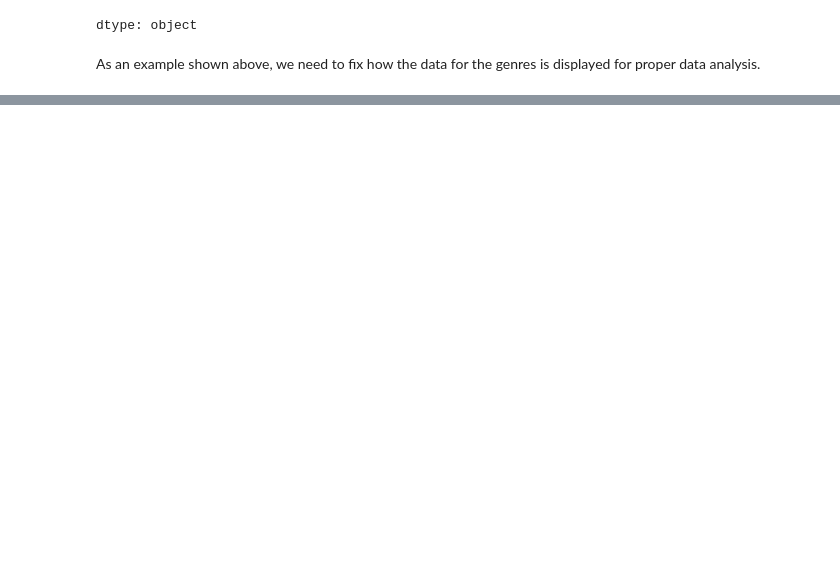
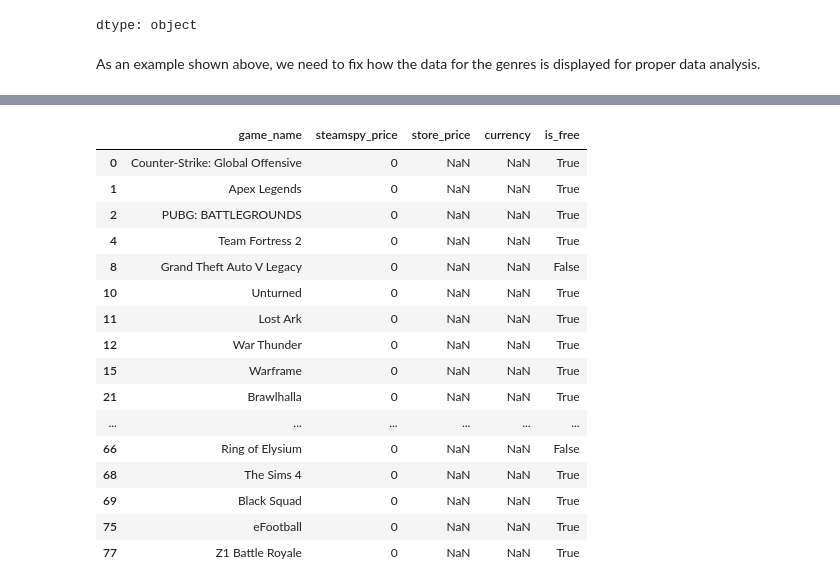
Before and after one commit to jxvoy23/csc366-steam-analysis, a Jupyter notebook: Steam_EDA.ipynb, the cells around one changed output, grey strips where cells are left out. Cells and saved outputs as stored; diff of their text form; code cells hidden in the pictures; blank space fills up the shorter version.

```diff
--- a/Steam_EDA.ipynb
+++ b/Steam_EDA.ipynb
@@ -161,0 +256,24 @@ dtype: object
+# %%
+#Investigate games with zero SteamSpy prices
+
+df_eda[df_eda["steamspy_price"] == 0][
+    ["game_name", "steamspy_price", "store_price", "currency", "is_free"]
+].head(30)
+# %% [output]
+|  | game_name | steamspy_price | store_price | currency | is_free |
+| 0 | Counter-Strike: Global Offensive | 0 | NaN | NaN | True |
+| 1 | Apex Legends | 0 | NaN | NaN | True |
+| 2 | PUBG: BATTLEGROUNDS | 0 | NaN | NaN | True |
+| 4 | Team Fortress 2 | 0 | NaN | NaN | True |
+| 8 | Grand Theft Auto V Legacy | 0 | NaN | NaN | False |
+| 10 | Unturned | 0 | NaN | NaN | True |
+| 11 | Lost Ark | 0 | NaN | NaN | True |
+| 12 | War Thunder | 0 | NaN | NaN | True |
+| 15 | Warframe | 0 | NaN | NaN | True |
+| 21 | Brawlhalla | 0 | NaN | NaN | True |
+| ... | ... | ... | ... | ... | ... |
+| 66 | Ring of Elysium | 0 | NaN | NaN | False |
+| 68 | The Sims 4 | 0 | NaN | NaN | True |
+| 69 | Black Squad | 0 | NaN | NaN | True |
+| 75 | eFootball | 0 | NaN | NaN | True |
+| 77 | Z1 Battle Royale | 0 | NaN | NaN | True |
```
Also changed, not shown: parts of 21 cells of this notebook.
